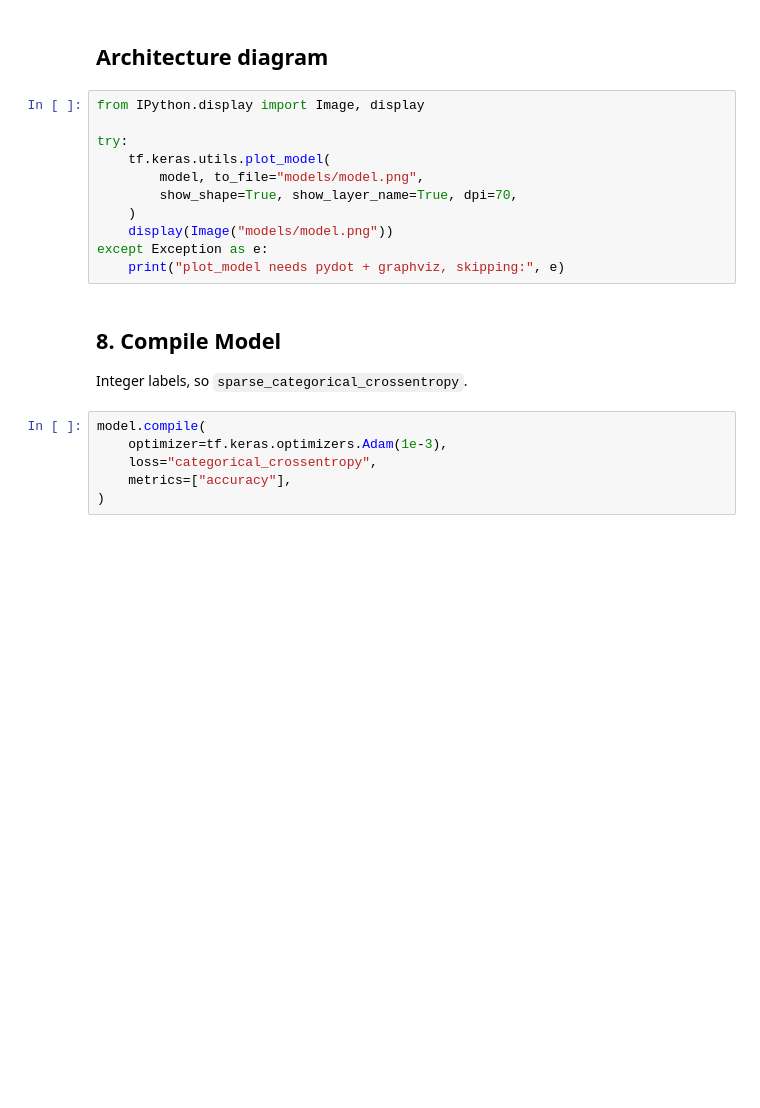
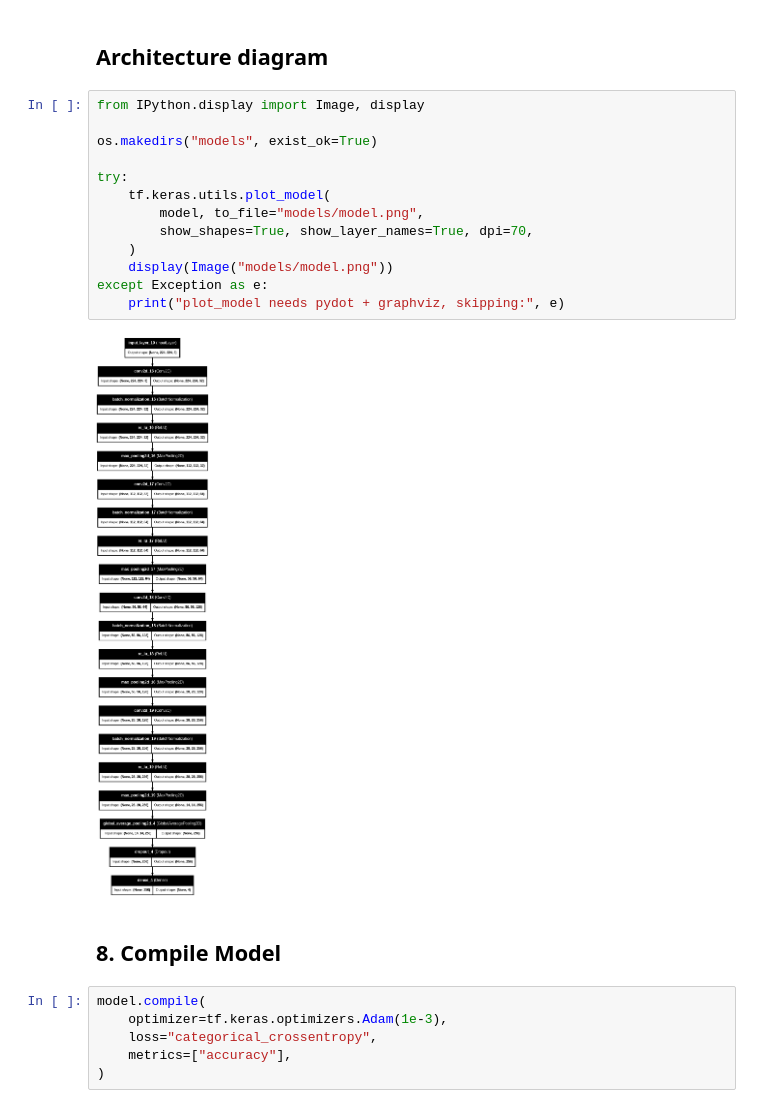
Before and after one commit to oelaimar/NeuroVision-AI, a Jupyter notebook: notebooks/01_Exploe dataset.ipynb, the cells around one changed output. Drawn from its saved outputs; the diff is of its cells as text; blank space fills up the shorter version.

```diff
--- a/notebooks/01_Exploe dataset.ipynb
+++ b/notebooks/01_Exploe dataset.ipynb
@@ -811,18 +857,21 @@ model.summary()
 ## Architecture diagram
 # %%
 from IPython.display import Image, display
+
+os.makedirs("models", exist_ok=True)
 
 try:
     tf.keras.utils.plot_model(
         model, to_file="models/model.png",
-        show_shape=True, show_layer_name=True, dpi=70,
+        show_shapes=True, show_layer_names=True, dpi=70,
     )
     display(Image("models/model.png"))
 except Exception as e:
     print("plot_model needs pydot + graphviz, skipping:", e)
+# %% [output]
+[figure, added]
 # %% [markdown]
 ## 8. Compile Model
-Integer labels, so `sparse_categorical_crossentropy`.
 # %%
 model.compile(
     optimizer=tf.keras.optimizers.Adam(1e-3),
```
Also changed, not shown: parts of 14 cells of this notebook, 1 other file.
